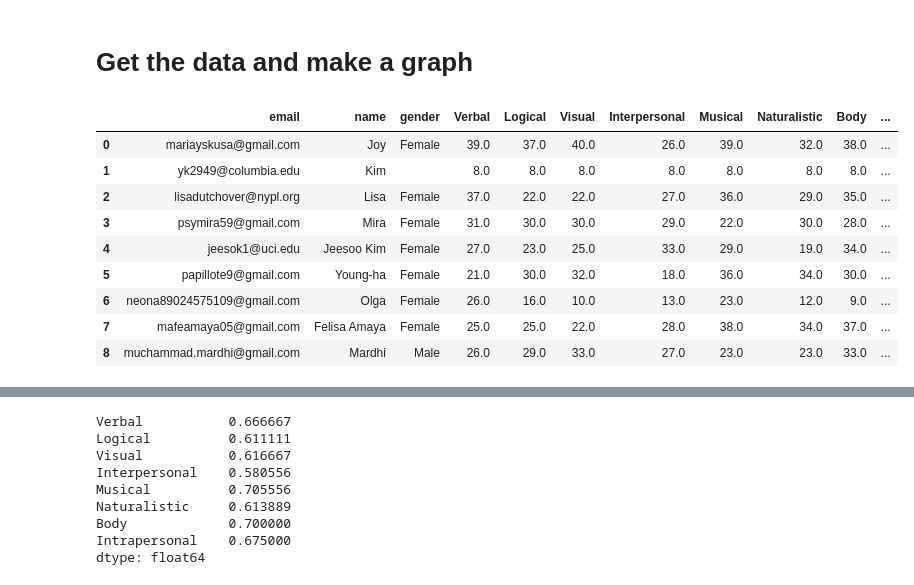
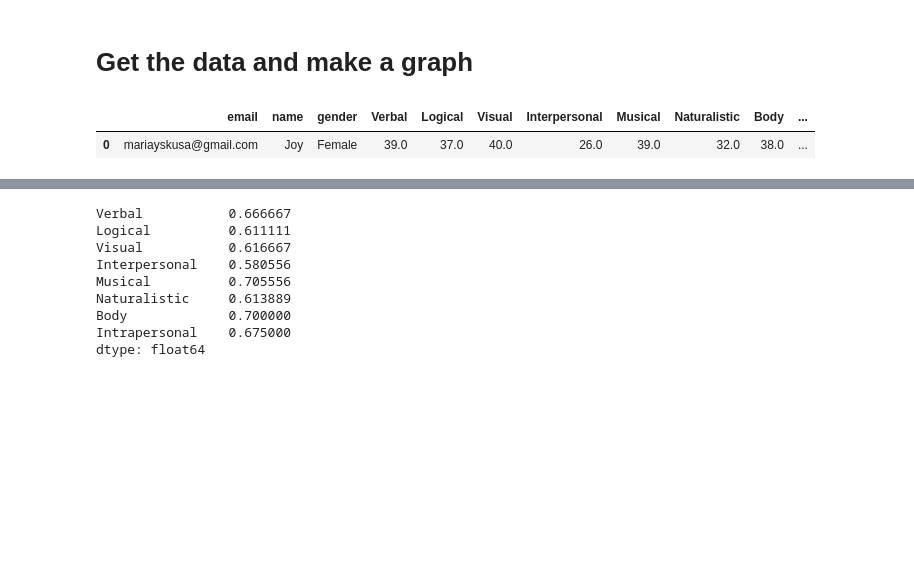
Before and after one commit to YounSooKimTech/Joy_Automation, a Jupyter notebook: Gardner's_Multiple_Intelligence_Theory_Questionnaire_&_Data_Visualization.ipynb, the cells around one changed output, grey strips where cells are left out. Cells and saved outputs as stored; diff of their text form; code cells hidden in the pictures; blank space fills up the shorter version.

```diff
--- a/Gardner's_Multiple_Intelligence_Theory_Questionnaire_&_Data_Visualization.ipynb
+++ b/Gardner's_Multiple_Intelligence_Theory_Questionnaire_&_Data_Visualization.ipynb
@@ -37,37 +50,29 @@ df = df.drop_duplicates(subset = ["Email Address"], keep='last')
 # %%
 import pandas as pd
 
 temp = pd.DataFrame()
 colnames = ["Verbal", "Logical", "Visual", "Interpersonal", "Musical", "Naturalistic", "Body", "Intrapersonal"
                                   ]
 temp["email"] = df["Email Address"]
 temp["name"] = df.iloc[:, -2]
 temp["gender"]=df.iloc[:, -1]
 
 
 # Repeat the process 3 times
 for i in range(8):
     # Calculate the sum for each category based on 8 columns starting from column index 2
     start_col = 2 + i * 8
     end_col = start_col+1 + 7
     #print(start_col, end_col)
     col_name = colnames[i]
     #print(col_name)
     temp[col_name] = df.iloc[:, start_col:end_col].sum(axis=1)
 
 
-temp
+temp.head(1)
 # %% [output]
 |  | email | name | gender | Verbal | Logical | Visual | Interpersonal | Musical | Naturalistic | Body | ... |
 | 0 | mariayskusa@gmail.com | Joy | Female | 39.0 | 37.0 | 40.0 | 26.0 | 39.0 | 32.0 | 38.0 | ... |
-| 1 | yk2949@columbia.edu | Kim |  | 8.0 | 8.0 | 8.0 | 8.0 | 8.0 | 8.0 | 8.0 | ... |
-| 2 | lisadutchover@nypl.org | Lisa | Female | 37.0 | 22.0 | 22.0 | 27.0 | 36.0 | 29.0 | 35.0 | ... |
-| 3 | psymira59@gmail.com | Mira | Female | 31.0 | 30.0 | 30.0 | 29.0 | 22.0 | 30.0 | 28.0 | ... |
-| 4 | jeesok1@uci.edu | Jeesoo Kim | Female | 27.0 | 23.0 | 25.0 | 33.0 | 29.0 | 19.0 | 34.0 | ... |
-| 5 | papillote9@gmail.com | Young-ha | Female | 21.0 | 30.0 | 32.0 | 18.0 | 36.0 | 34.0 | 30.0 | ... |
-| 6 | neona89024575109@gmail.com | Olga | Female | 26.0 | 16.0 | 10.0 | 13.0 | 23.0 | 12.0 | 9.0 | ... |
-| 7 | mafeamaya05@gmail.com | Felisa Amaya | Female | 25.0 | 25.0 | 22.0 | 28.0 | 38.0 | 34.0 | 37.0 | ... |
-| 8 | muchammad.mardhi@gmail.com | Mardhi | Male | 26.0 | 29.0 | 33.0 | 27.0 | 23.0 | 23.0 | 33.0 | ... |
 # %%
 temp_prop = temp
 
```
Also changed, not shown: parts of 3 cells of this notebook.
